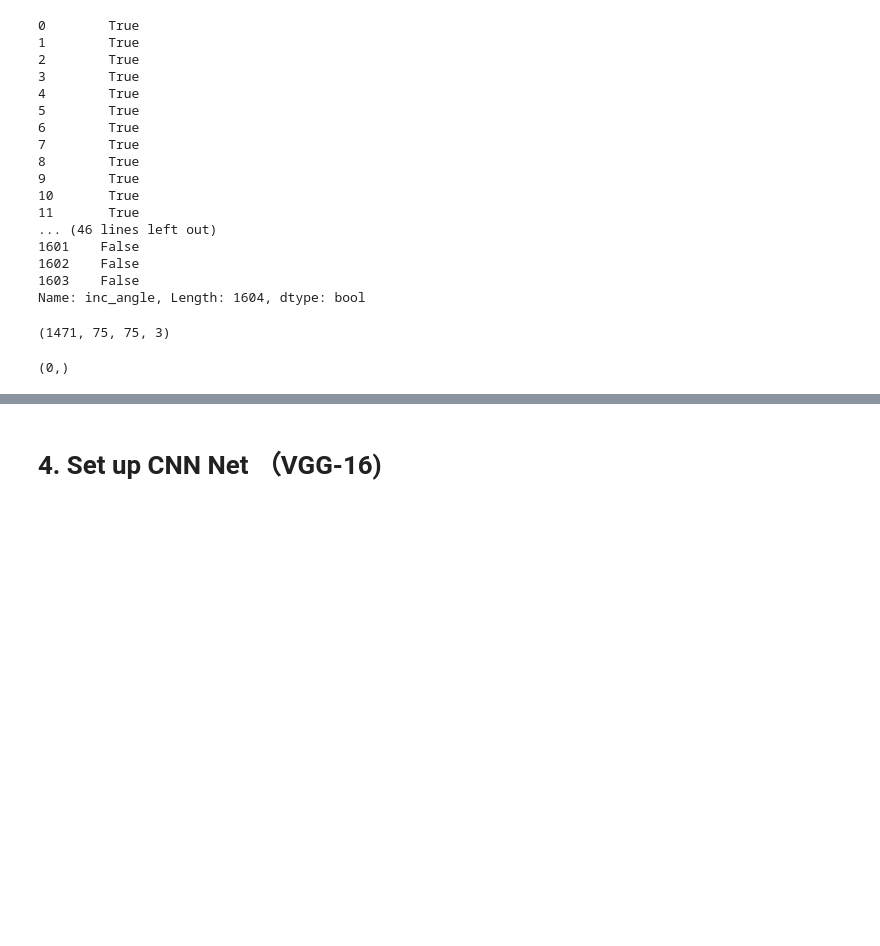
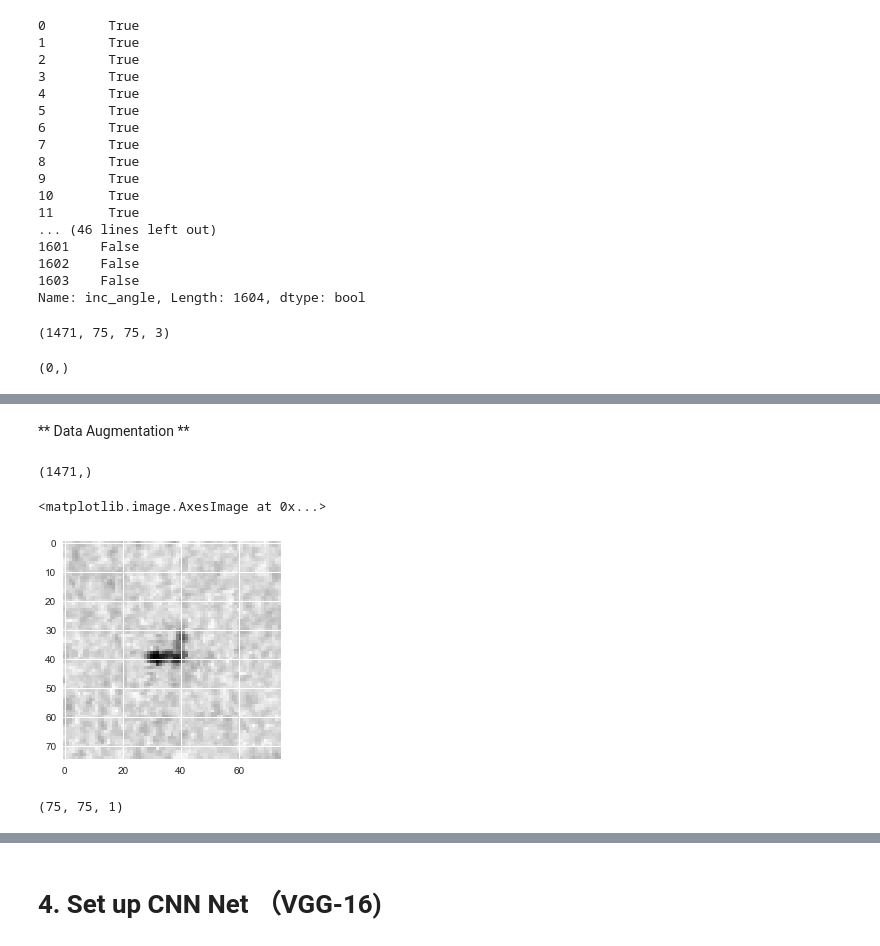
Before and after one commit to yushinliu/kaggle_competition-other_projects, a Jupyter notebook: Kaggle/MuonNeutrino/Explore_data+CNN.ipynb, the cells around one changed output, grey strips where cells are left out. Cells and saved outputs as stored; diff of their text form; code cells hidden in the pictures; blank space fills up the shorter version.

```diff
--- a/Kaggle/MuonNeutrino/Explore_data+CNN.ipynb
+++ b/Kaggle/MuonNeutrino/Explore_data+CNN.ipynb
@@ -204,11 +236,34 @@ train_set[temp_index[0]].shape
 # %%
-def feature_eng(dataset):
+def feature_eng_train(dataset):
     X_band_1=np.array([np.float32(band).reshape(75,75) for band in dataset['band_1']])
     X_band_2=np.array([np.float32(band).reshape(75,75) for band in dataset['band_2']])
-    X_band_3=X_band_3=X_band_1+X_band_2
-    X_set=np.concatenate([X_band_1[:,:,:,np.newaxis]\
-                              ,X_band_2[:,:,:,np.newaxis],X_band_3[:,:,:,np.newaxis]],axis=-1)
+    X_band_3=X_band_1+X_band_2
+
+    #added scaled
+    X_band_1_scaled=(X_band_1-X_band_1.mean())/(X_band_1.max()-X_band_1.min())
+    X_band_2_scaled=(X_band_2-X_band_2.mean())/(X_band_2.max()-X_band_2.min())
+    X_band_3_scaled=(X_band_3-X_band_3.mean())/(X_band_3.max()-X_band_3.min())
+
+    X_set=np.concatenate([X_band_1_scaled[:,:,:,np.newaxis]\
+                              ,X_band_2_scaled[:,:,:,np.newaxis],X_band_3_scaled[:,:,:,np.newaxis]],axis=-1)
     Y_set=np.array(dataset['is_iceberg'])
-    X_set=X_set[True^np.isnan(train['inc_angle'])]
-    Y_set=Y_set[True^np.isnan(train['inc_angle'])]
+    X_set=X_set[True^np.isnan(dataset['inc_angle'])]
+    Y_set=Y_set[True^np.isnan(dataset['inc_angle'])]
     return X_set,Y_set
+
+
+
+def feature_eng_test(dataset):
+    X_band_1=np.array([np.float32(band).reshape(75,75) for band in dataset['band_1']])
+    X_band_2=np.array([np.float32(band).reshape(75,75) for band in dataset['band_2']])
+    X_band_3=X_band_1+X_band_2
+
+    #added scaled
+    X_band_1_scaled=(X_band_1-X_band_1.mean())/(X_band_1.max()-X_band_1.min())
+    X_band_2_scaled=(X_band_2-X_band_2.mean())/(X_band_2.max()-X_band_2.min())
+    X_band_3_scaled=(X_band_3-X_band_3.mean())/(X_band_3.max()-X_band_3.min())
+
+    X_set=np.concatenate([X_band_1_scaled[:,:,:,np.newaxis]\
+                              ,X_band_2_scaled[:,:,:,np.newaxis],X_band_3_scaled[:,:,:,np.newaxis]],axis=-1)
+    #X_set=X_set[True^np.isnan(dataset['inc_angle'])]
+    return X_set
@@ -215,2 +274,4 @@ def feature_eng(dataset):
 # %%
-X_train,y_train=feature_eng(train)
+X_train,y_train=feature_eng_train(train)
+# %% [markdown]
+** Data Augmentation **
@@ -216,0 +286,4 @@ X_train,y_train=feature_eng(train)
+# %%
+y_train.shape
+# %% [output]
+(1471,)
@@ -216,0 +293,5 @@ X_train,y_train=feature_eng(train)
+# %%
+plt.imshow(X_train[1,:,:,0])
+# %% [output]
+<matplotlib.image.AxesImage at 0x...>
+[figure, added]
@@ -216,0 +301,4 @@ X_train,y_train=feature_eng(train)
+# %%
+gen1.next()[0].shape
+# %% [output]
+(75, 75, 1)
```
Also changed, not shown: parts of 30 cells of this notebook, 4 other files.
